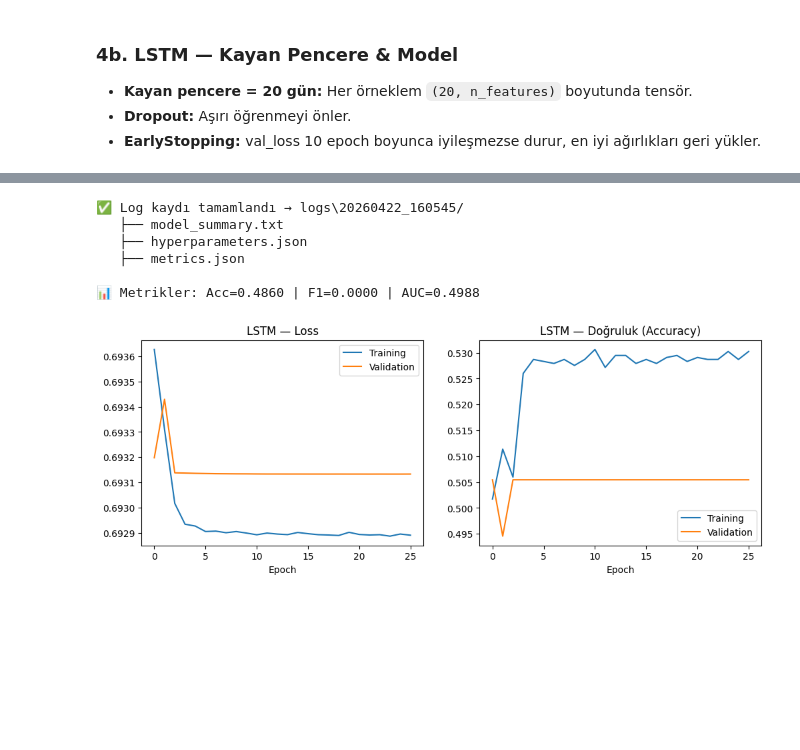
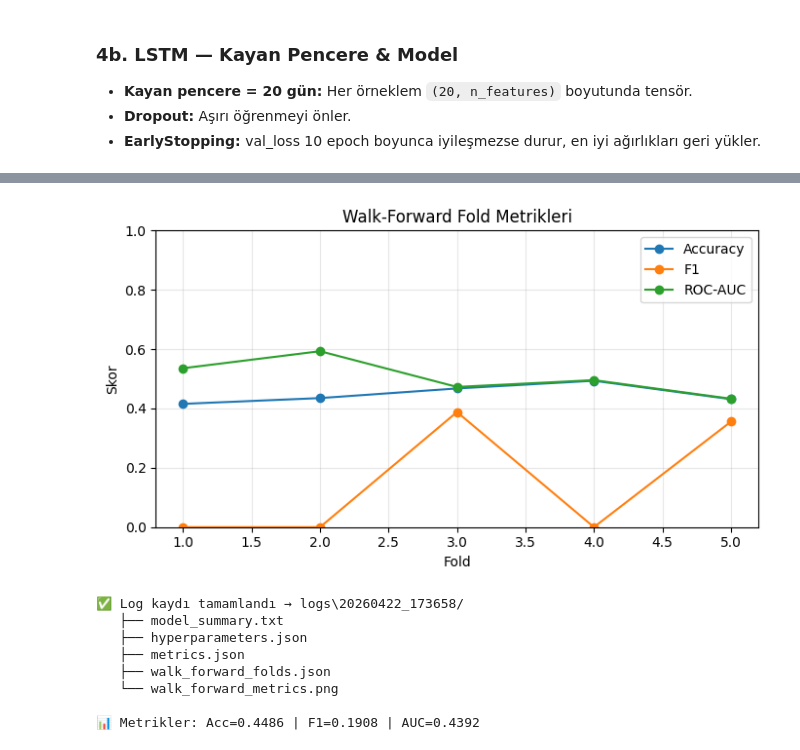
Before and after one commit to CarpeDiem0110/stock_trend_prediction, a Jupyter notebook: stock_analysis.ipynb, the cells around one changed output, grey strips where cells are left out. Cells and saved outputs as stored; diff of their text form; code cells hidden in the pictures; blank space fills up the shorter version.

```diff
--- a/stock_analysis.ipynb
+++ b/stock_analysis.ipynb
@@ -630,57 +768,68 @@ timestamp = datetime.now().strftime("%Y%m%d_%H%M%S")
 log_dir = os.path.join("logs", timestamp)
 os.makedirs(log_dir, exist_ok=True)
 
-# ── 1) MODEL MİMARİSİ ───────────────────────────────────────────────────────
+# ── 1) MODEL MİMARİSİ ────────────────────────────────────────────────────────
 summary_lines = []
 model.summary(print_fn=lambda x: summary_lines.append(x))
 model_summary = "\n".join(summary_lines)
 
 with open(os.path.join(log_dir, "model_summary.txt"), "w", encoding="utf-8") as f:
     f.write(model_summary)
 
 # ── 2) HİPERPARAMETRELER ────────────────────────────────────────────────────
-
 with open(os.path.join(log_dir, "hyperparameters.json"), "w", encoding="utf-8") as f:
     json.dump(hyperparams, f, indent=2, ensure_ascii=False)
 
-# ── 3) DEĞERLENDİRME METRİKLERİ ────────────────────────────────────────────
+# ── 3) TOPLU METRİKLER ───────────────────────────────────────────────────────
 metrics = {
+    "evaluation_method": "walk_forward",
+    "initial_train_ratio": round(INITIAL_TRAIN_RATIO, 2),
+    "walk_forward_splits": int(WF_N_SPLITS),
+    "evaluated_samples": int(len(y_test_seq)),
     "accuracy": round(acc, 4),
     "precision": round(prec, 4),
     "recall": round(rec, 4),
     "f1_score": round(f1, 4),
     "roc_auc": round(auc, 4),
 }
 
 with open(os.path.join(log_dir, "metrics.json"), "w", encoding="utf-8") as f:
-    json.dump(metrics, f, indent=2)
+    json.dump(metrics, f, indent=2, ensure_ascii=False)
 
-# ── 4) LOSS & ACCURACY EĞRİLERİ → PNG ───────────────────────────────────────
-fig_curves, (ax1, ax2) = plt.subplots(1, 2, figsize=(12, 4))
+with open(os.path.join(log_dir, "walk_forward_folds.json"), "w", encoding="utf-8") as f:
+    json.dump(fold_results.round(4).to_dict(orient="records"), f, indent=2, ensure_ascii=False)
 
-ax1.plot(history.history['loss'],     label='Training')
-ax1.plot(history.history['val_loss'], label='Validation')
-ax1.set_title('LSTM — Loss')
-ax1.set_xlabel('Epoch'); ax1.legend()
-
-ax2.plot(history.history['accuracy'],     label='Training')
-ax2.plot(history.history['val_accuracy'], label='Validation')
-ax2.set_title('LSTM — Doğruluk (Accuracy)')
-ax2.set_xlabel('Epoch'); ax2.legend()
-
+# ── 4) FOLD METRİK GRAFİĞİ → PNG ─────────────────────────────────────────────
+fig_curves, ax = plt.subplots(figsize=(7, 4))
+ax.plot(fold_results['fold'], fold_results['accuracy'], marker='o', label='Accuracy')
+ax.plot(fold_results['fold'], fold_results['f1_score'], marker='o', label='F1')
+ax.plot(fold_results['fold'], fold_results['roc_auc'], marker='o', label='ROC-AUC')
+ax.set_title('Walk-Forward Fold Metrikleri')
+ax.set_xlabel('Fold')
+ax.set_ylabel('Skor')
+ax.set_ylim(0, 1)
+ax.grid(alpha=0.3)
+ax.legend()
+plt.tight_layout()
+fig_curves.savefig(os.path.join(log_dir, "walk_forward_metrics.png"), dpi=150, bbox_inches='tight')
+plt.show()
 
 # ── ÖZET ─────────────────────────────────────────────────────────────────────
 print(f"✅ Log kaydı tamamlandı → {log_dir}/")
 print(f"   ├── model_summary.txt")
 print(f"   ├── hyperparameters.json")
 print(f"   ├── metrics.json")
+print(f"   ├── walk_forward_folds.json")
+print(f"   └── walk_forward_metrics.png")
 print(f"\n📊 Metrikler: Acc={acc:.4f} | F1={f1:.4f} | AUC={auc:.4f}")
 # %% [output]
 [interactive output not drawn]
+[figure, new version]
-✅ Log kaydı tamamlandı → logs\20260422_160545/
+✅ Log kaydı tamamlandı → logs\20260422_173658/
    ├── model_summary.txt
    ├── hyperparameters.json
    ├── metrics.json
+   ├── walk_forward_folds.json
+   └── walk_forward_metrics.png
 
-📊 Metrikler: Acc=0.4860 | F1=0.0000 | AUC=0.4988
+📊 Metrikler: Acc=0.4486 | F1=0.1908 | AUC=0.4392
-[figure, old version]
```
Also changed, not shown: parts of 14 cells of this notebook, 4 other files.
